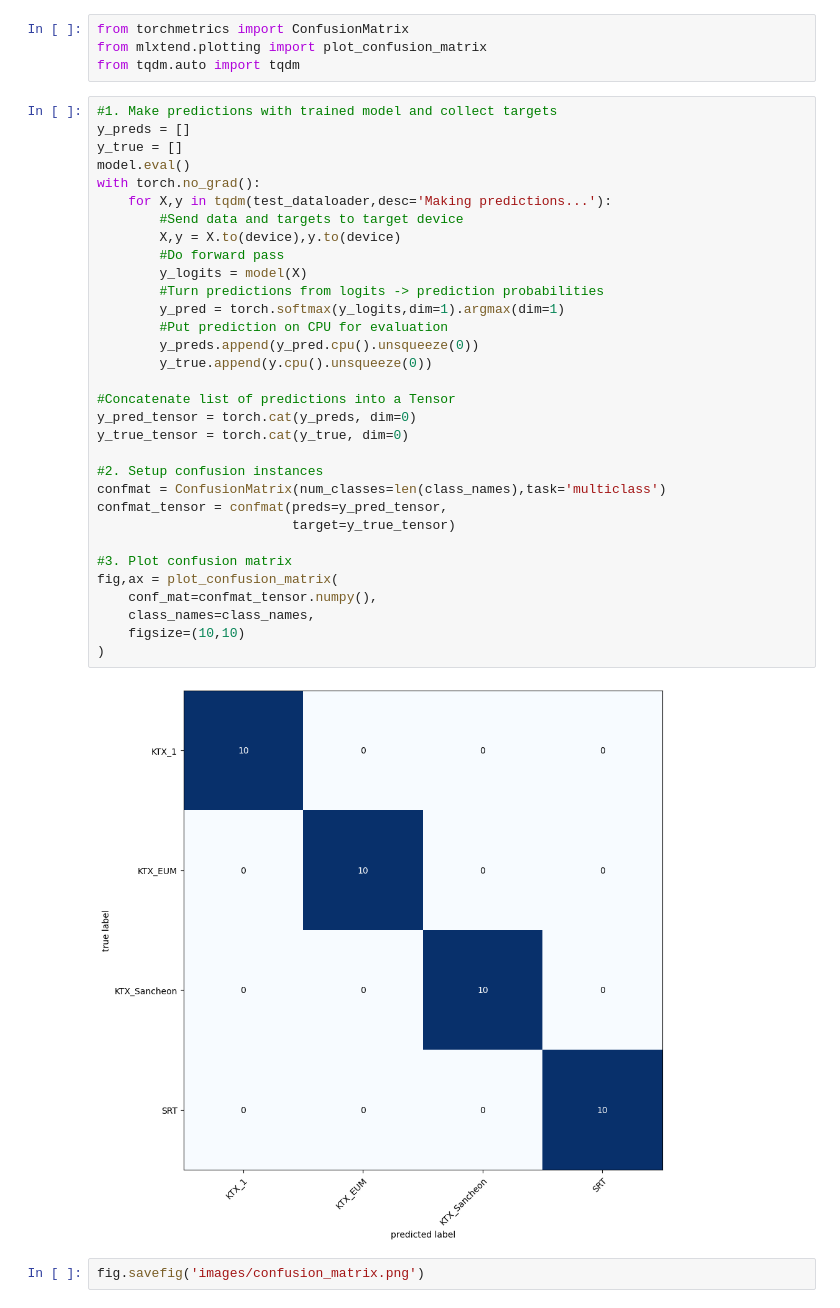
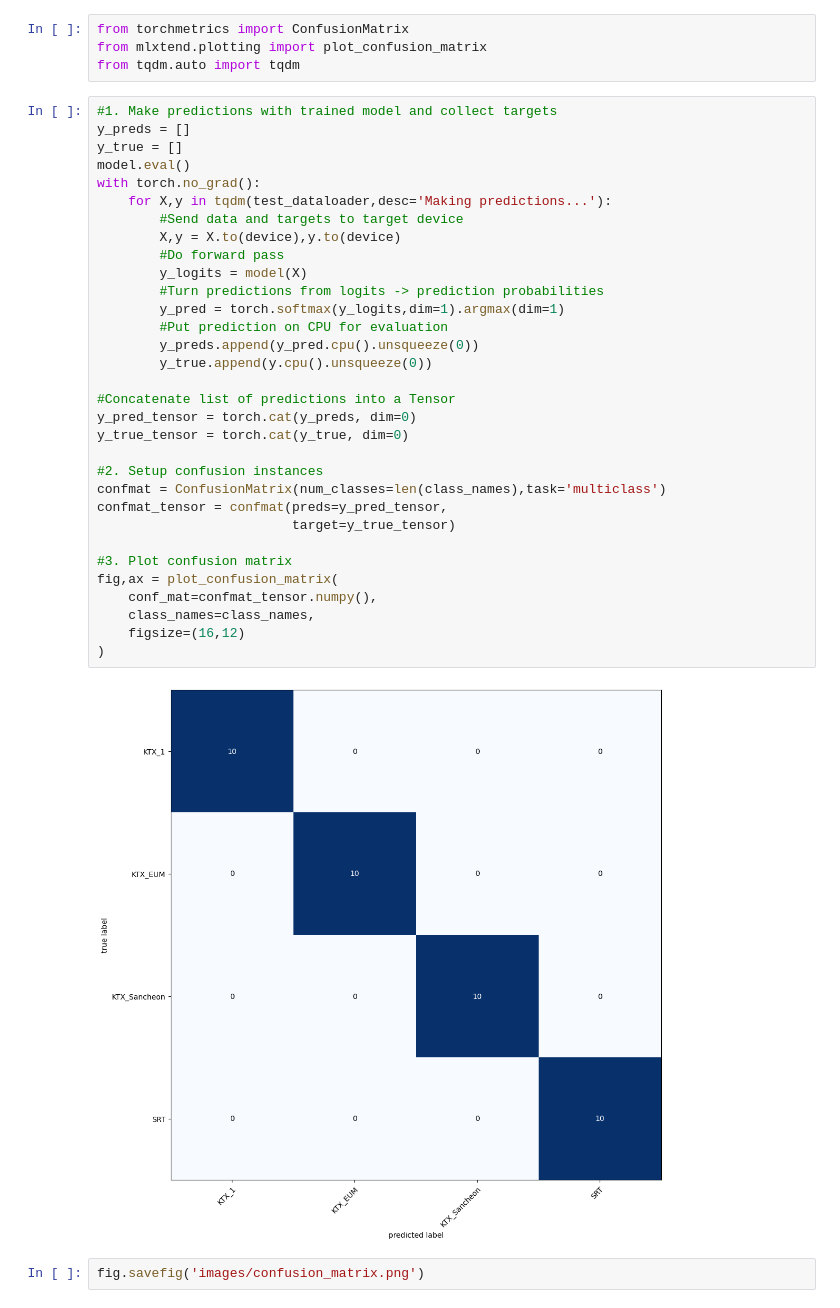
Before and after one commit to lotlouischoitslab/KTX_Image_Classification, a Jupyter notebook: KTX_Image_Classification_PyTorch.ipynb, the cells around one changed output. Saved outputs shown, nothing was run; the diff lists cells and outputs as text.

```diff
--- a/KTX_Image_Classification_PyTorch.ipynb
+++ b/KTX_Image_Classification_PyTorch.ipynb
@@ -486,34 +486,34 @@ from tqdm.auto import tqdm
 y_preds = []
 y_true = []
 model.eval()
 with torch.no_grad():
     for X,y in tqdm(test_dataloader,desc='Making predictions...'):
         #Send data and targets to target device
         X,y = X.to(device),y.to(device)
         #Do forward pass
         y_logits = model(X)
         #Turn predictions from logits -> prediction probabilities
         y_pred = torch.softmax(y_logits,dim=1).argmax(dim=1)
         #Put prediction on CPU for evaluation
         y_preds.append(y_pred.cpu().unsqueeze(0))
         y_true.append(y.cpu().unsqueeze(0))
 
 #Concatenate list of predictions into a Tensor
 y_pred_tensor = torch.cat(y_preds, dim=0)
 y_true_tensor = torch.cat(y_true, dim=0)
 
 #2. Setup confusion instances
 confmat = ConfusionMatrix(num_classes=len(class_names),task='multiclass')
 confmat_tensor = confmat(preds=y_pred_tensor,
                          target=y_true_tensor)
 
 #3. Plot confusion matrix
 fig,ax = plot_confusion_matrix(
     conf_mat=confmat_tensor.numpy(),
     class_names=class_names,
-    figsize=(10,10)
+    figsize=(16,12)
 )
 # %% [output]
-[figure, old version]
+[figure, new version]
 # %%
 fig.savefig('images/confusion_matrix.png')
```
Also changed, not shown: 1 other file.
